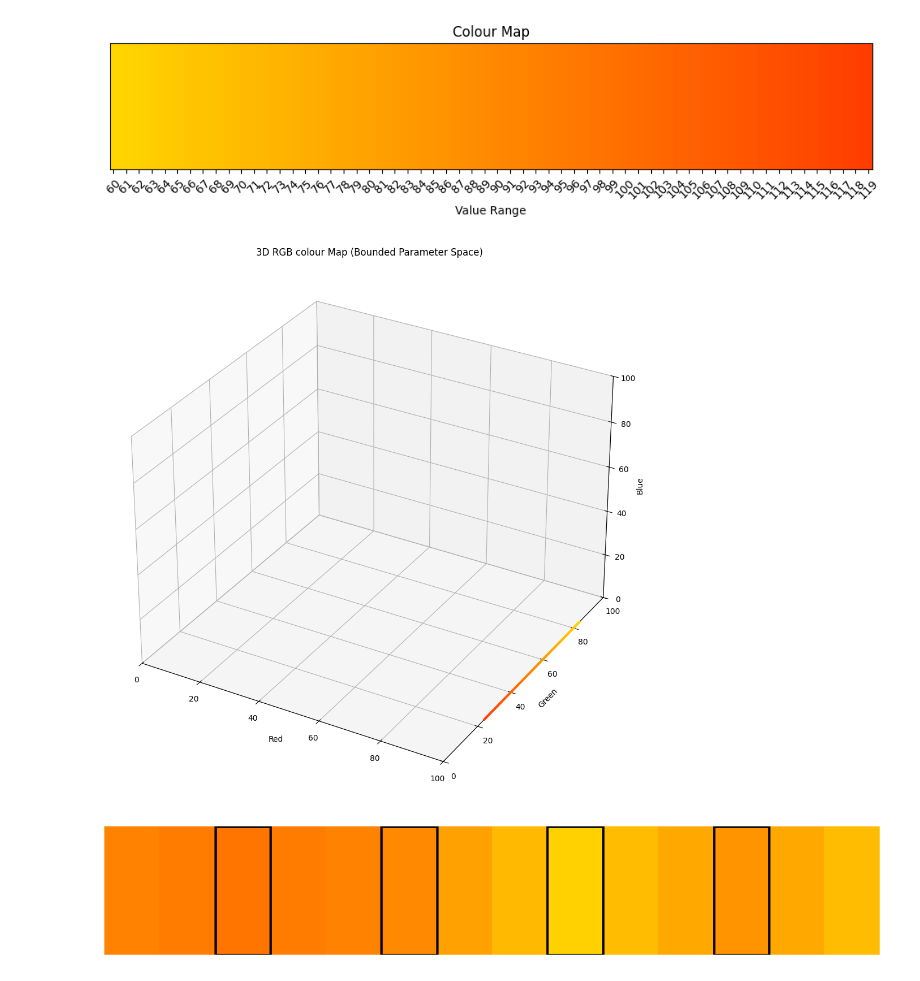
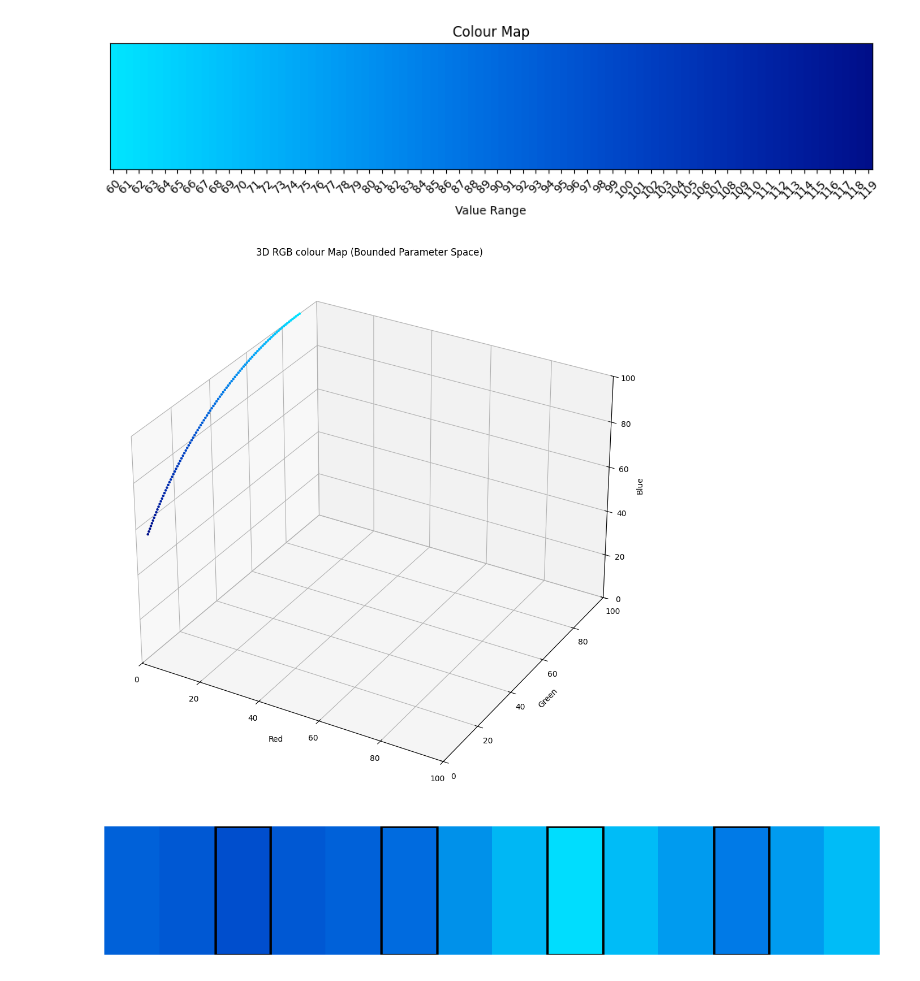
Before and after one commit to Hughav92/LightHearted, a Jupyter notebook: mapping_tools/colour_mapping_visualiser.ipynb, the cells around one changed output. Drawn from its saved outputs; the diff is of its cells as text; code cells hidden in the pictures.

```diff
--- a/mapping_tools/colour_mapping_visualiser.ipynb
+++ b/mapping_tools/colour_mapping_visualiser.ipynb
@@ -7,57 +7,65 @@ from mapping.mapping_functions import *
 # %%
 # plot the rgb colour map of a range of values set in x - simulates a mapping range - uncomment the example you want to run
 
 range_min = 60 # range minimum value
 range_max = 120 # range maximum value
 
 x = np.linspace(range_min, range_max, 100) # set the range of values to be mapped with the first two arguments being the min and max of the range, and the third argument being the number of points in the range for visualisation
 x = range_scaler(x, 0, 1, range_min, range_max)
 
 # example 1
-r_functions = [ones]
-g_functions = [flip_range, offset, scale]
-b_functions = [zeros]
-r_kwargs_list = [{}, {}, {"offset":0.5}]
-g_kwargs_list = [{"min":0, "max":1}, {"offset":0.4}, {"scale":0.6}]
-b_kwargs_list = []
+# r_functions = [ones]
+# g_functions = [flip_range, offset, scale]
+# b_functions = [zeros]
+# r_kwargs_list = [{}]
+# g_kwargs_list = [{"min":0, "max":1}, {"offset":0.05}, {"scale":0.6}]
+# b_kwargs_list = [{}]
 
 # example 2
-# r_functions = [flip_range, offset, scale]
-# g_functions = [ones]
-# b_functions = [zeros]
-# r_kwargs_list = [{"min":0, "max":1}, {"offset":0.4}, {"scale":0.6}]
-# g_kwargs_list = []
-# b_kwargs_list = []
+r_functions = [zeros]
+g_functions = [sine, flip_range, offset]
+b_functions = [cosine]
+r_kwargs_list = [{}]
+g_kwargs_list = [{}, {"min":0, "max":1}, {"offset":-0.1}]
+b_kwargs_list = [{}]
 
 # example 3
-# r_functions = [zeros]
-# g_functions = [zeros]
-# b_functions = [identity]
-# r_kwargs_list = []
-# g_kwargs_list = []
-# b_kwargs_list = []
+# r_functions = [ones]
+# g_functions = [flip_range, offset, np.clip]
+# b_functions = [cosine, flip_range, np.clip]
+# r_kwargs_list = [{}]
+# g_kwargs_list = [{"min":0.01265, "max":1}, {"offset":-0.2}, {"a_min":0, "a_max":1}]
+# b_kwargs_list = [{}, {"min":0.56142, "max":1}, {"a_min":0, "a_max":1}]
 
 # example 4
+# r_functions = [sine, scale, offset, np.clip]
+# g_functions = [offset, cosine, np.clip]
+# b_functions = [zeros]
+# r_kwargs_list = [{}, {"scale":1.5}, {"offset":0.6}, {"a_min": 0, "a_max": 1}]
+# g_kwargs_list = [{"offset": 0.1}, {}, {"a_min": 0, "a_max": 1}]
+# b_kwargs_list = [{}]
+
+# example 5
 # r_functions = [sine]
 # g_functions = [cosine]
 # b_functions = [identity]
-# r_kwargs_list = []
-# g_kwargs_list = []
-# b_kwargs_list = []
+# r_kwargs_list = [{}]
+# g_kwargs_list = [{}]
+# b_kwargs_list = [{}]
 
 r, g, b = dimensionality_expansion(x, channel_functions=[r_functions, g_functions, b_functions], channel_kwargs_list=[r_kwargs_list, g_kwargs_list, b_kwargs_list])
 
 ticks = np.linspace(0, len(r)-1, range_max-range_min)  # ticks for the x-axis
 labels = np.arange(range_min, range_max, 1)
-plot_colour_map(r, g, b, plot_range=True, ticks=ticks, labels=labels, title="Colour Map")#, highlight_indices=[98-60, 90-60, 62-60, 86-60])
+plot_colour_map(r, g, b, plot_range=True, ticks=ticks, labels=labels, title="Colour Map")
 # %% [output]
-[figure, old version]
+[figure, new version]
 # %%
 # plot the colour range in a 3D RGB colourmap
 
 plot_rgb_3d_colourmap(r, g, b)
 # %% [output]
-[figure, old version]
+[figure, new version]
 # %%
 # simulate a mapping array and spatially expand to visualise the colour mapping
 
@@ -75,4 +83,4 @@ interpolated_b = interpolate_1d(b, light_size, original_indices)
 
 plot_colour_map(interpolated_r, interpolated_g, interpolated_b, highlight_indices=original_indices, title="")
 # %% [output]
-[figure, old version]
+[figure, new version]
```
Also changed, not shown: 2 other files.
